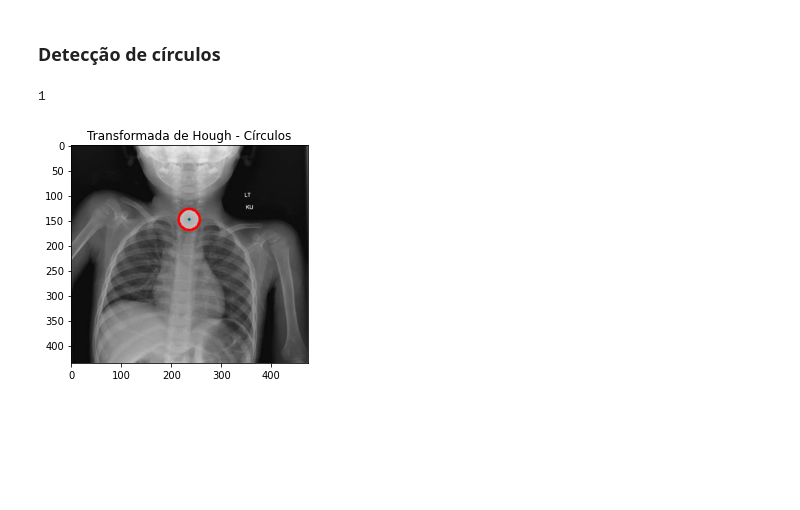
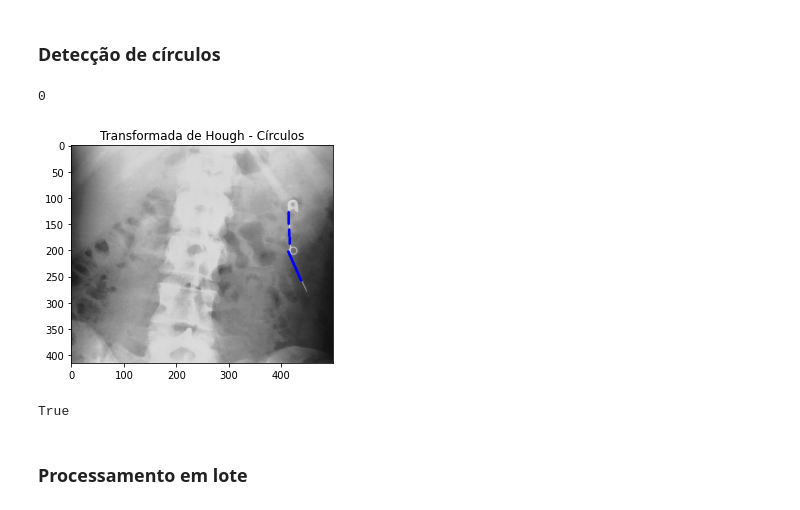
Before and after one commit to Luiz-Cordeiro/Projeto_Processamento_CG, a Jupyter notebook: ProjetoCG.ipynb, the cells around one changed output. Drawn from its saved outputs; the diff is of its cells as text; code cells hidden in the pictures; blank space fills up the shorter version.

```diff
--- a/ProjetoCG.ipynb
+++ b/ProjetoCG.ipynb
@@ -41,0 +12,9 @@ def teste():
+# %%
+def loadImage(image: str):
+    image = cv2.imread(image, cv2.IMREAD_COLOR) ## CHAVE ALTO CONSTRASTE
+    return image
+
+loadedImage = loadImage("rx_1.png")
+plt.imshow(loadedImage)
+plt.title("Raio-X pós escala de cinza")
+plt.show()
@@ -88,7 +76,7 @@ def gimpBrightContrastControl(image, brightness: float, contrast: float):
 
     return brightContrastProcImage
 
-adjustedContrastBrightImg = gimpBrightContrastControl(imageGauss, -127, 50) #-100, 50
+adjustedContrastBrightImg = gimpBrightContrastControl(imageGauss, -100, 40) #-100, 50
 plt.imshow(adjustedContrastBrightImg)
 plt.title('Ajuste de brilho e contraste')
 plt.show()
@@ -198,33 +171,52 @@ Nenhuma linha foi identificada nesta imagem
 # %% [markdown]
 ### Detecção de círculos
 # %%
+nroDetectedCircles = 0
+
 def applyHoughTransformCircles(image, minRadius, maxRadius):
     rows = image.shape[0]
     circles = cv2.HoughCircles(image, cv2.HOUGH_GRADIENT, 1, rows / 8,
-                                param1=170, param2=30,
+                                param1=200, param2=34,
                                 minRadius=minRadius, maxRadius=maxRadius)
     return circles
 
 detectedCircles = applyHoughTransformCircles(adjustedContrastBrightImg, 0, 70) #0,70
-try:
-    print(len(detectedCircles[0]))
-    if detectedCircles is not None:
-            circles = np.uint16(np.around(detectedCircles))
-            for i in circles[0, :]:
+
+def drawCircles(image, circles):
+    try:
+        if (circles.any != None):
+            circlesDetected = np.uint16(np.around(circles))
+            for i in circlesDetected[0, :]:
                 center = (i[0], i[1])
                 # circle center
-                cv2.circle(loadedImage, center, 1, (0, 100, 100), 3)
+                cv2.circle(image, center, 1, (0, 100, 100), 3)
                 # circle outline
                 radius = i[2]
-                cv2.circle(loadedImage, center, radius, (255, 0, 0), 3)
-except:
-    print("Nenhum círculo foi encontrado")
+                cv2.circle(image, center, radius, (0, 0, 255), 3)
+            return len(circles)
+    except:
+        #print("Nenhum círculo foi encontrado")
+        return 0
 
-
-
+nroDetectedCircles = drawCircles(loadedImage, detectedCircles)
+print(nroDetectedCircles)
 plt.imshow(loadedImage)
 plt.title("Transformada de Hough - Círculos")
 plt.show()
 # %% [output]
-1
+0
-[figure, old version]
+[figure, new version]
+# %%
+
+
+def saveDetectedForeignBodies(imageName:str, image, nroCircles, nroLines):
+    if(nroCircles !=0 or nroLines != 0):
+        return cv2.imwrite('./Detected/DETECTED_{}'.format(imageName),image)
+    else:
+        return cv2.imwrite('./NotDetected/NOT_DETECTED_{}'.format(imageName),image)
+
+saveDetectedForeignBodies("ImageTest.png",loadedImage, nroDetectedCircles, nroDetectedLines)
+# %% [output]
+True
+# %% [markdown]
+### Processamento em lote
```
Also changed, not shown: parts of 13 cells of this notebook, 54 other files.
